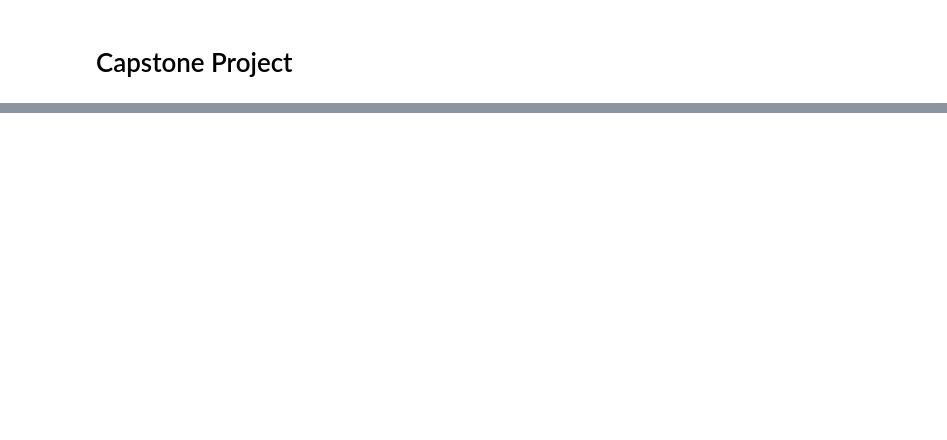
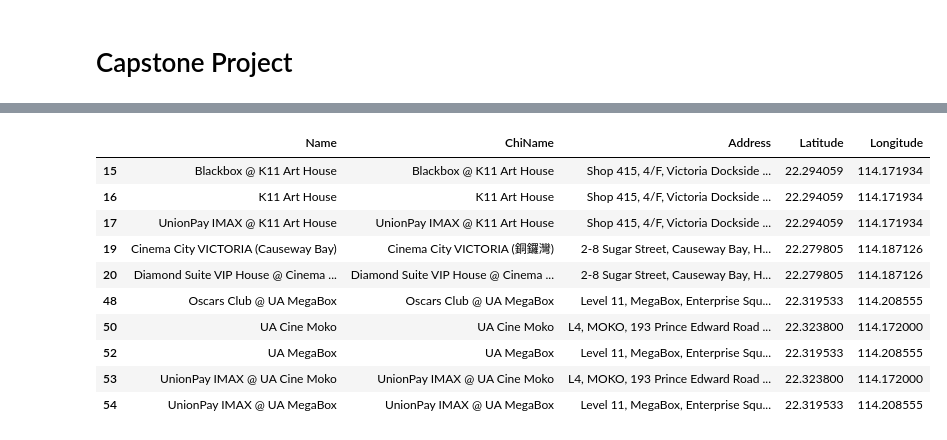
Before and after one commit to ZeLiu00/Coursera_Capstone, a Jupyter notebook: Final Project.ipynb, the cells around one changed output, grey strips where cells are left out. Saved outputs shown, nothing was run; the diff lists cells and outputs as text; code cells hidden in the pictures; blank space fills up the shorter version.

```diff
--- a/Final Project.ipynb
+++ b/Final Project.ipynb
@@ -111,0 +79,34 @@ dfToronto.sort_values('Income_2016')
+# %%
+# The Grand SC Starsuite -> The Grand Cinema
+df_cinemas.loc[29, 'Name'] = 'The Grand Cinema'
+
+# XXX @ UA MegaBox -> UA MegaBox
+df_cinemas.loc[44, 'Name'] = 'UA MegaBox'
+df_cinemas.loc[45, 'Name'] = 'UA MegaBox'
+
+# BEA IMAX @ UA Cine Moko -> UA Cine Moko
+df_cinemas.loc[42, 'Name'] = 'UA Cine Moko'
+
+# XXX @ UA iSQUARE -> iSQUARE
+df_cinemas.loc[43, 'Name'] = 'UA iSQUARE'
+df_cinemas.loc[46, 'Name'] = 'UA iSQUARE'
+
+# Emperor Cinemas - Entertainment Building
+df_cinemas.loc[1, 'Name'] = 'Emperor Cinemas - Entertainment Building'
+
+# Cinema City VICTORIA (Causeway Bay)
+df_cinemas.loc[6, 'Name'] = 'Cinema City VICTORIA (Causeway Bay)'
+# %%
+df_cinemas[duplicated]
+# %% [output]
+|  | Name | ChiName | Address | Latitude | Longitude |
+| 15 | Blackbox @ K11 Art House | Blackbox @ K11 Art House | Shop 415, 4/F, Victoria Dockside ... | 22.294059 | 114.171934 |
+| 16 | K11 Art House | K11 Art House | Shop 415, 4/F, Victoria Dockside ... | 22.294059 | 114.171934 |
+| 17 | UnionPay IMAX @ K11 Art House | UnionPay IMAX @ K11 Art House | Shop 415, 4/F, Victoria Dockside ... | 22.294059 | 114.171934 |
+| 19 | Cinema City VICTORIA (Causeway Bay) | Cinema City VICTORIA (銅鑼灣) | 2-8 Sugar Street, Causeway Bay, H... | 22.279805 | 114.187126 |
+| 20 | Diamond Suite VIP House @ Cinema ... | Diamond Suite VIP House @ Cinema ... | 2-8 Sugar Street, Causeway Bay, H... | 22.279805 | 114.187126 |
+| 48 | Oscars Club @ UA MegaBox | Oscars Club @ UA MegaBox | Level 11, MegaBox, Enterprise Squ... | 22.319533 | 114.208555 |
+| 50 | UA Cine Moko | UA Cine Moko | L4, MOKO, 193 Prince Edward Road ... | 22.323800 | 114.172000 |
+| 52 | UA MegaBox | UA MegaBox | Level 11, MegaBox, Enterprise Squ... | 22.319533 | 114.208555 |
+| 53 | UnionPay IMAX @ UA Cine Moko | UnionPay IMAX @ UA Cine Moko | L4, MOKO, 193 Prince Edward Road ... | 22.323800 | 114.172000 |
+| 54 | UnionPay IMAX @ UA MegaBox | UnionPay IMAX @ UA MegaBox | Level 11, MegaBox, Enterprise Squ... | 22.319533 | 114.208555 |
```
Also changed, not shown: parts of 58 cells of this notebook.
